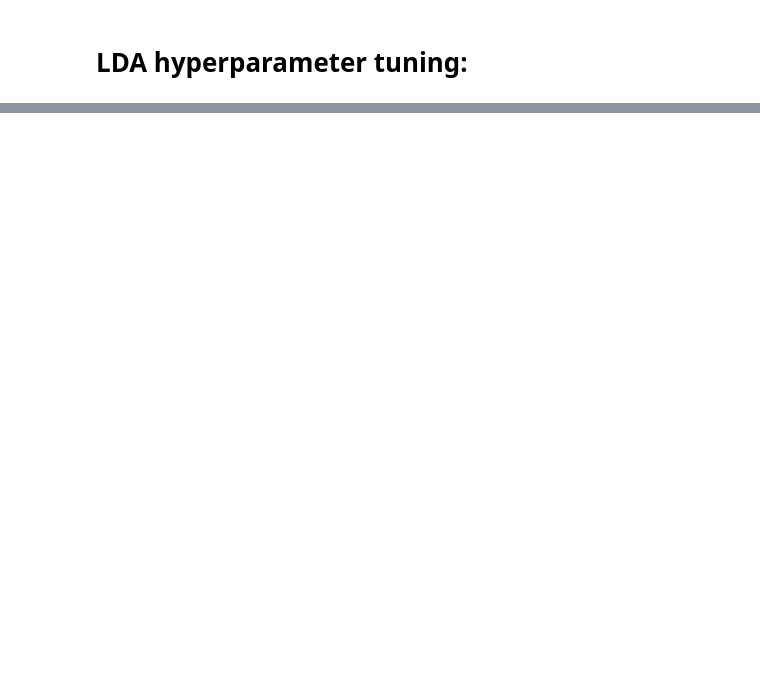
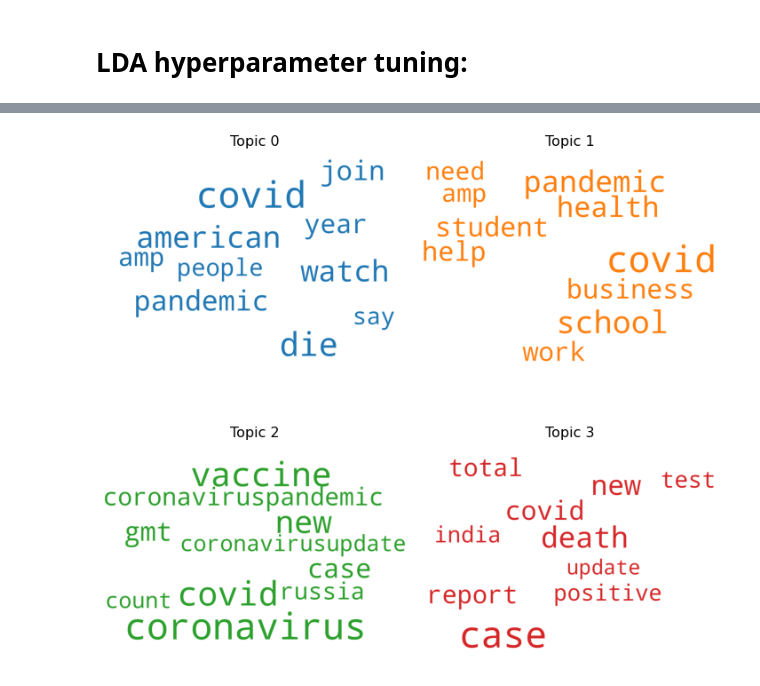
Before and after one commit to pasaunier/FDD_Projet_H, a Jupyter notebook: topic-modeling_saunier.ipynb, the cells around one changed output, grey strips where cells are left out. Saved outputs shown, nothing was run; the diff lists cells and outputs as text; code cells hidden in the pictures; blank space fills up the shorter version.

```diff
--- a/topic-modeling_saunier.ipynb
+++ b/topic-modeling_saunier.ipynb
@@ -353,17 +408,28 @@ dictionary.filter_extremes(no_below=X, no_above=Y, keep_n=Z)
 # %%
 # creating a bag of words(BOW) and a TFIDF corpus:
-bow_corpus = [dictionary.doc2bow(doc) for doc in selected_docs]
-tfidf = gensim.models.TfidfModel(bow_corpus)
-corpus_tfidf = tfidf[bow_corpus]
+docs_bow = [docs_dic.doc2bow(elem) for elem in c_docs]
+nva_bow = [nva_dic.doc2bow(elem) for elem in c_nva_docs]
+propn_bow = [propn_dic.doc2bow(elem) for elem in c_propn_docs]
+
+docs_tfidf = gensim.models.TfidfModel(docs_bow)
+nva_tfidf = gensim.models.TfidfModel(nva_bow)
+propn_tfidf = gensim.models.TfidfModel(propn_bow)
+
+docs_corpus = docs_tfidf[docs_bow]
+nva_corpus = nva_tfidf[nva_bow]
+propn_corpus = propn_tfidf[propn_bow]
 # %% [markdown]
 # LDA (Latent Dirichlet Allocation) model training:
 # %%
-# Training a LDA model with the TFIDF corpus:
-lda_model_tfidf = gensim.models.LdaMulticore(corpus_tfidf,
-                                             num_topics=6,
-                                             id2word=dictionary,
-                                             passes=10,
-                                             workers=3)
+# Training a LDA model with the docs TFIDF corpus (nouns, verbs, adjectives and proper nouns):
+lda_model_tfidf = gensim.models.LdaMulticore(docs_corpus,
+                                             num_topics= 6,
+                                             chunksize= 4000,
+                                             id2word= docs_dic,
+                                             passes= 10,
+                                             workers= 3)
+# this is a "naive" model before hyperparameter tuning
 # %%
-coherence_model_lda = CoherenceModel(model=lda_model_tfidf, texts=selected_docs, dictionary=id2word, coherence='c_v')
+# evaluate the model coherence
+coherence_model_lda = gensim.models.CoherenceModel(model=lda_model_tfidf, texts=c_docs, dictionary=docs_dic, coherence='c_v')
 coherence_model_lda.get_coherence()
@@ -371,15 +453,16 @@ coherence_model_lda.get_coherence()
 # LDA hyperparameter tuning:
 # %%
 # function to iterate over the model hyperparameters, adapted from towardsdatascience.com :
-def compute_coherence_values(tokenized_docs, corpus, dictionary, k, a, e):
+def compute_coherence_values(tokenized_docs, corpus, dictionary, k, a, b):
 
     lda_model = gensim.models.LdaMulticore(corpus=corpus,
+                                           random_state=2021,
                                            id2word=dictionary,
                                            num_topics=k,
-                                           passes=10,
+                                           passes=5,
                                            alpha=a,
-                                           eta=e)
+                                           eta=b)
 
-    coherence_model_lda = CoherenceModel(model=lda_model, texts=tokenized_docs, dictionary=id2word, coherence='c_v')
+    coherence_model_lda = gensim.models.CoherenceModel(model=lda_model, texts=tokenized_docs, dictionary=dictionary, coherence='c_v')
 
     return coherence_model_lda.get_coherence()
@@ -425,0 +565,5 @@ plt.show()
+# %%
+custom_stop = []
+cloud(lda_model_tfidf, custom_stop)
+# %% [output]
+[figure, added]
```
Also changed, not shown: parts of 17 cells of this notebook, 8 other files.
